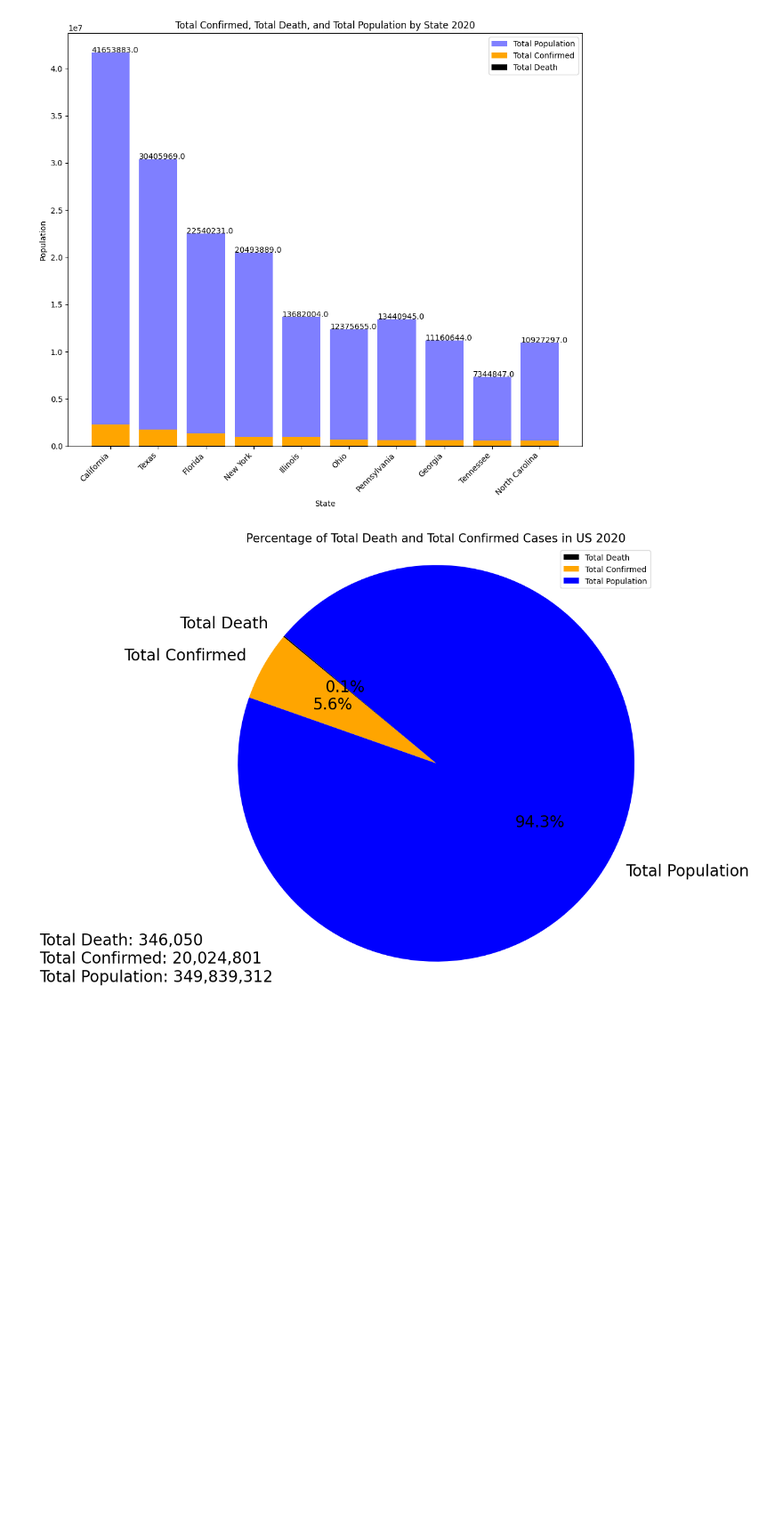
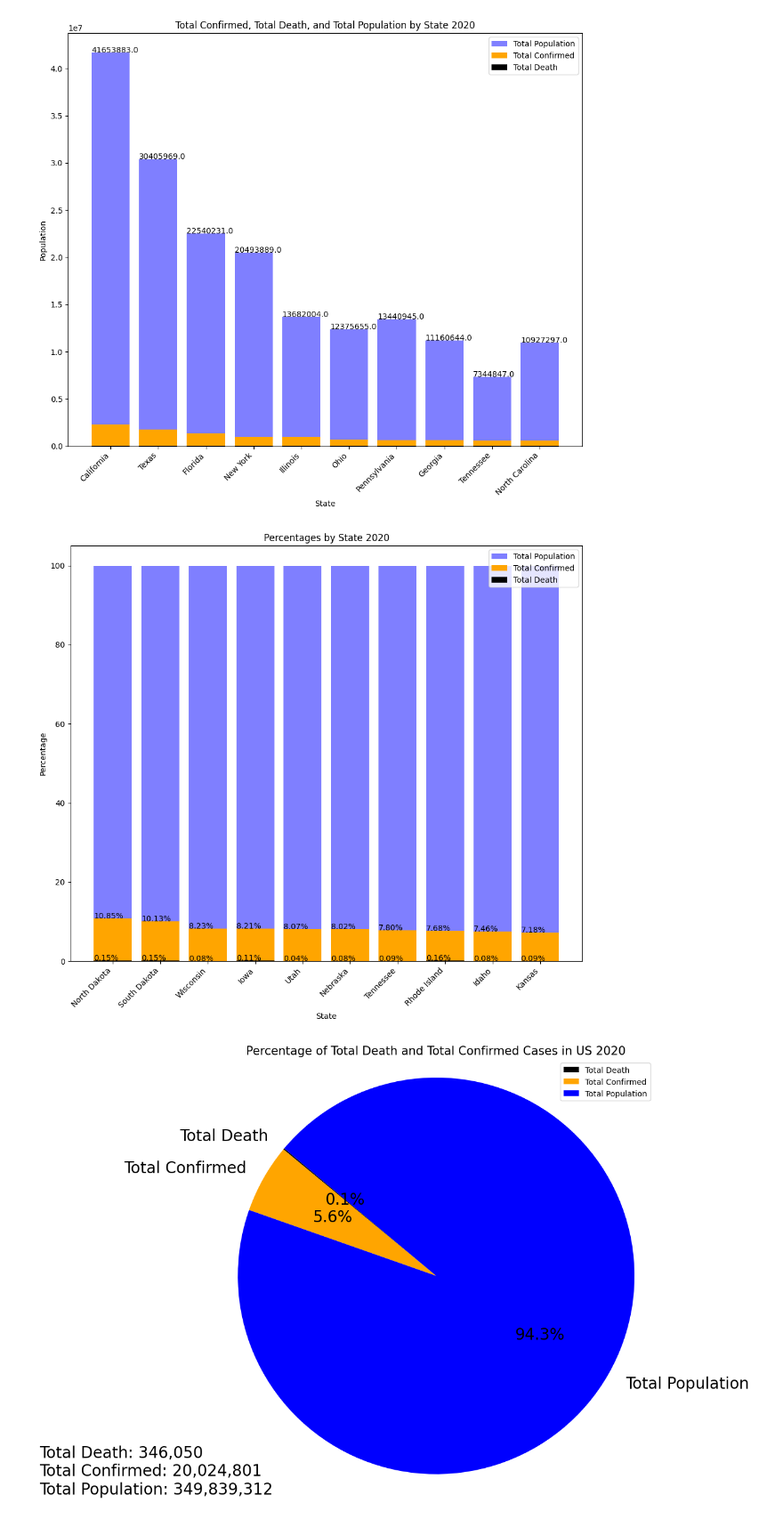
Before and after one commit to AppleBoiy/cs203-c19-analysis, a Jupyter notebook: code/ranking.ipynb, the cells around one changed output. Shown at 89% size. Drawn from its saved outputs; the diff is of its cells as text; code cells hidden in the pictures; blank space fills up the shorter version.

Commit message:
Percentages by State

```diff
--- a/code/ranking.ipynb
+++ b/code/ranking.ipynb
@@ -98,6 +98,39 @@ plt.tight_layout()
 plt.show()
 # %% [output]
 [figure]
+# %%
+state_dt20 = dt20.groupby('State')[['Total Death', 'Total Confirmed']].sum().reset_index()
+
+state_dt20 = state_dt20.merge(p20[['State', '2020 Population']], left_on='State', right_on='State', how='left')
+
+state_dt20['Total Population'] = state_dt20['2020 Population'] + state_dt20['Total Confirmed']
+
+state_dt20['%Total Confirmed'] = (state_dt20['Total Confirmed'] / state_dt20['Total Population']) * 100
+state_dt20['%Total Death'] = (state_dt20['Total Death'] / state_dt20['Total Population']) * 100
+state_dt20['%Total Population'] = 100
+state_dt20 = state_dt20.sort_values(by='%Total Confirmed', ascending=False)
+
+state_dt20 = state_dt20.head(10)
+plt.figure(figsize=(10, 9))
+
+plt.bar(state_dt20['State'], state_dt20['%Total Population'], color='blue', alpha=0.5, label='Total Population')
+for bar in plt.bar(state_dt20['State'], state_dt20['%Total Confirmed'], color='orange', label='Total Confirmed'):
+    plt.annotate(f'{bar.get_height():.2f}%', xy=(bar.get_x(), bar.get_height()), fontsize=10)
+for bar in plt.bar(state_dt20['State'], state_dt20['%Total Death'], color='black', label='Total Death'):
+    plt.annotate(f'{bar.get_height():.2f}%', xy=(bar.get_x(), bar.get_height()), fontsize=10)
+
+plt.xlabel('State')
+plt.ylabel('Percentage')
+plt.title('Percentages by State 2020')
+
+plt.xticks(rotation=45, ha="right")
+
+plt.legend()
+
+plt.tight_layout()
+plt.show()
+# %% [output]
+[figure, added]
 # %%
 state_dt20 = dt20.groupby('State')[['Total Death', 'Total Confirmed']].sum().reset_index()
 state_dt20 = state_dt20.merge(p20[['State', '2020 Population']], left_on='State', right_on='State', how='left')
```
Also changed, not shown: parts of 2 cells of this notebook.
